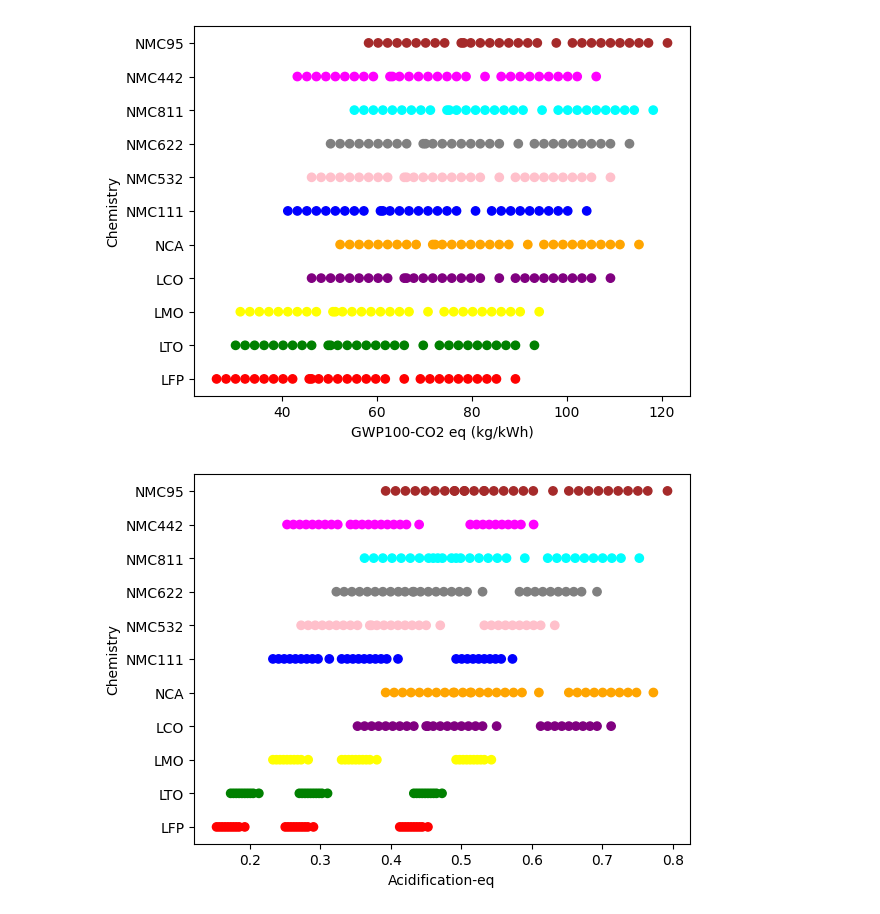
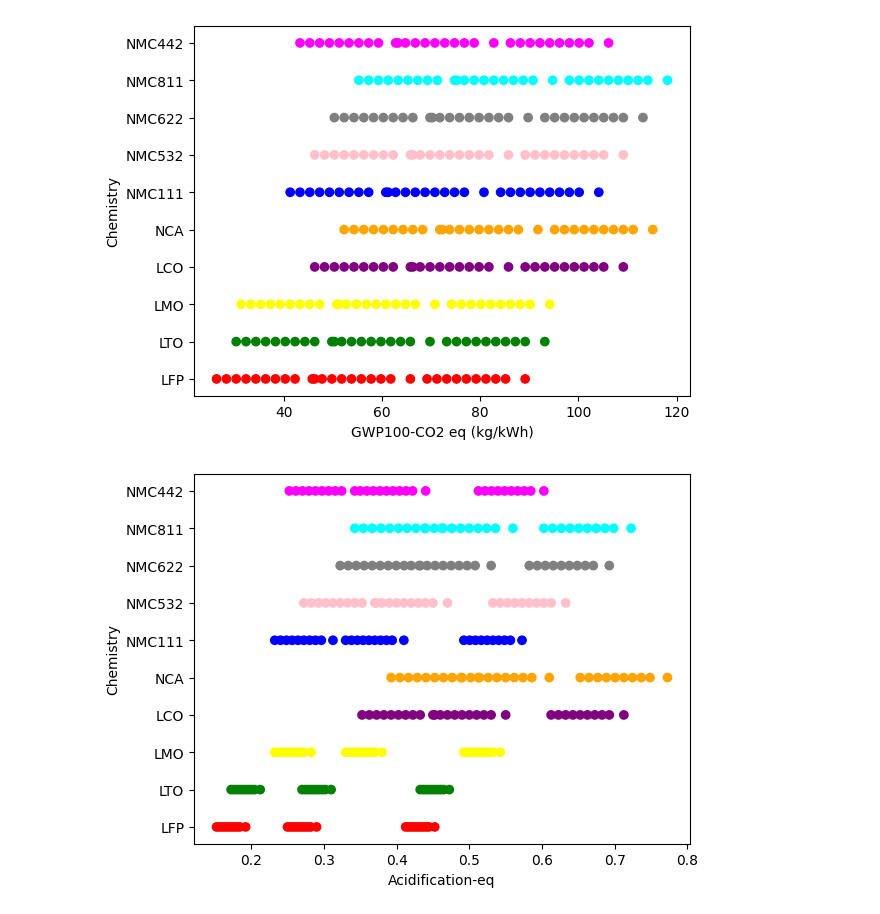
Before and after one commit to Sneha-code01/ML, a Jupyter notebook: batterypredict_1.ipynb, the cells around one changed output. Drawn from its saved outputs; the diff is of its cells as text; code cells hidden in the pictures.

```diff
--- a/batterypredict_1.ipynb
+++ b/batterypredict_1.ipynb
@@ -9,7 +9,7 @@ from itertools import product
 chemistries = [
     'LFP','LTO','LMO','LCO','NCA',
     'NMC111','NMC532','NMC622',
-    'NMC811','NMC442','NMC95'
+    'NMC811','NMC442'
 ]
 
 scenarios = [
@@ -27,11 +27,22 @@ energy_density = {
     'LCO':190,
     'NCA':260,
     'NMC111':230,
+    'NMC442':210,
     'NMC532':220,
-    'NMC622':250,
+    'NMC622':260,
     'NMC811':280,
-    'NMC442':210,
-    'NMC95':300
+}
+cycle_life = {
+'LFP':4000,
+'LTO':10000,
+'LMO':1000,
+'LCO':800,
+'NCA':1500,
+'NMC111':2000,
+'NMC442':2200,
+'NMC532':2500,
+'NMC622':3000,
+'NMC811':3500,
 }
 #co2 equivalent calculation
 material_emission = {
@@ -45,7 +56,6 @@ material_emission = {
     'NMC532':47,
     'NMC622':50,
     'NMC811':54,
-    'NMC95':56
 }
 
 cell_production = {
@@ -59,7 +69,6 @@ cell_production = {
     'NMC532':16,
     'NMC622':17,
     'NMC811':18,
-    'NMC95':19
 }
 
 grid_factor = {
@@ -86,6 +95,10 @@ df = pd.DataFrame(
 df['Energy_Density_kWh'] = (
     df['Chemistry']
     .map(energy_density)
+)
+df['Cycle_Life'] = (
+    df['Chemistry']
+    .map(cycle_life)
 )
 
 df['Material_Emission'] = (
@@ -155,8 +168,7 @@ base_acidification = {
     'NMC442':0.31,
     'NMC532':0.34,
     'NMC622':0.40,
-    'NMC811':0.46,
-    'NMC95':0.50
+    'NMC811':0.43,
 }
 # Chemistry-specific recycling credits for acidification
 acid_recycling_credit = {
@@ -169,8 +181,7 @@ acid_recycling_credit = {
     'NMC442': 0.09,
     'NMC532': 0.10,
     'NMC622': 0.11,
-    'NMC811': 0.13,
-    'NMC95': 0.14
+    'NMC811': 0.12,
 }
 # Adding base acidification column
 df['Base_Acidification'] = df['Chemistry'].map(base_acidification)
@@ -206,8 +217,7 @@ base_htp = {
     'NMC442':24,
     'NMC532':26,
     'NMC622':29,
-    'NMC811':34,
-    'NMC95':37
+    'NMC811':34
 }
 #kg 1,4-DCB-eq/kWh is unit of htp
 #because electricity contributes much less to HTP than material extraction.(65*elec source htp contri)
@@ -227,8 +237,7 @@ recycling_credit_htp = {
     'NMC442':11,
     'NMC532':12,
     'NMC622':13,
-    'NMC811':15,
-    'NMC95':16
+    'NMC811':14
 }
 #htp column addition
 df['Base_HTP'] = df['Chemistry'].map(base_htp)
@@ -256,6 +265,7 @@ print(df[['Chemistry',
         'Recycling_Rate',
         'CO2-eq',
         'Energy_Density_kWh',
+          'Cycle_Life',
         'Acidification-eq',
           'Human_Toxicity']])
 
@@ -319,30 +329,30 @@ plt.show()
 # %%
 import matplotlib.pyplot as plt
 color_map = {
     'LFP':'red',
     'LTO':'green',
     'LMO':'yellow',
     'LCO':'purple',
     'NCA':'orange',
     'NMC111':'blue',
+     'NMC442':'magenta',
     'NMC532':'pink',
     'NMC622':'grey',
     'NMC811':'cyan',
-    'NMC442':'magenta',
-    'NMC95':'brown'
+    'NMC442':'magenta'
 }
 
 plt.scatter(
     df['CO2-eq'],
     df['Chemistry'],
     c=df['Chemistry'].map(color_map)
 )
 
 plt.xlabel('GWP100-CO2 eq (kg/kWh)')
 plt.ylabel('Chemistry')
 plt.show()
 # %% [output]
-[figure, old version]
+[figure, new version]
 # %%
 import matplotlib.pyplot as plt
 color_map = {
@@ -352,11 +362,11 @@ color_map = {
     'LCO':'purple',
     'NCA':'orange',
     'NMC111':'blue',
+    'NMC442':'magenta',
     'NMC532':'pink',
     'NMC622':'grey',
     'NMC811':'cyan',
-    'NMC442':'magenta',
-    'NMC95':'brown'
+
 }
 plt.scatter(
     df['Acidification-eq'],
@@ -368,7 +378,7 @@ plt.xlabel('Acidification-eq')
 plt.ylabel('Chemistry')
 plt.show()
 # %% [output]
-[figure, old version]
+[figure, new version]
 # %%
 import matplotlib.pyplot as plt
 color_map = {
```
Also changed, not shown: parts of 13 cells of this notebook.
